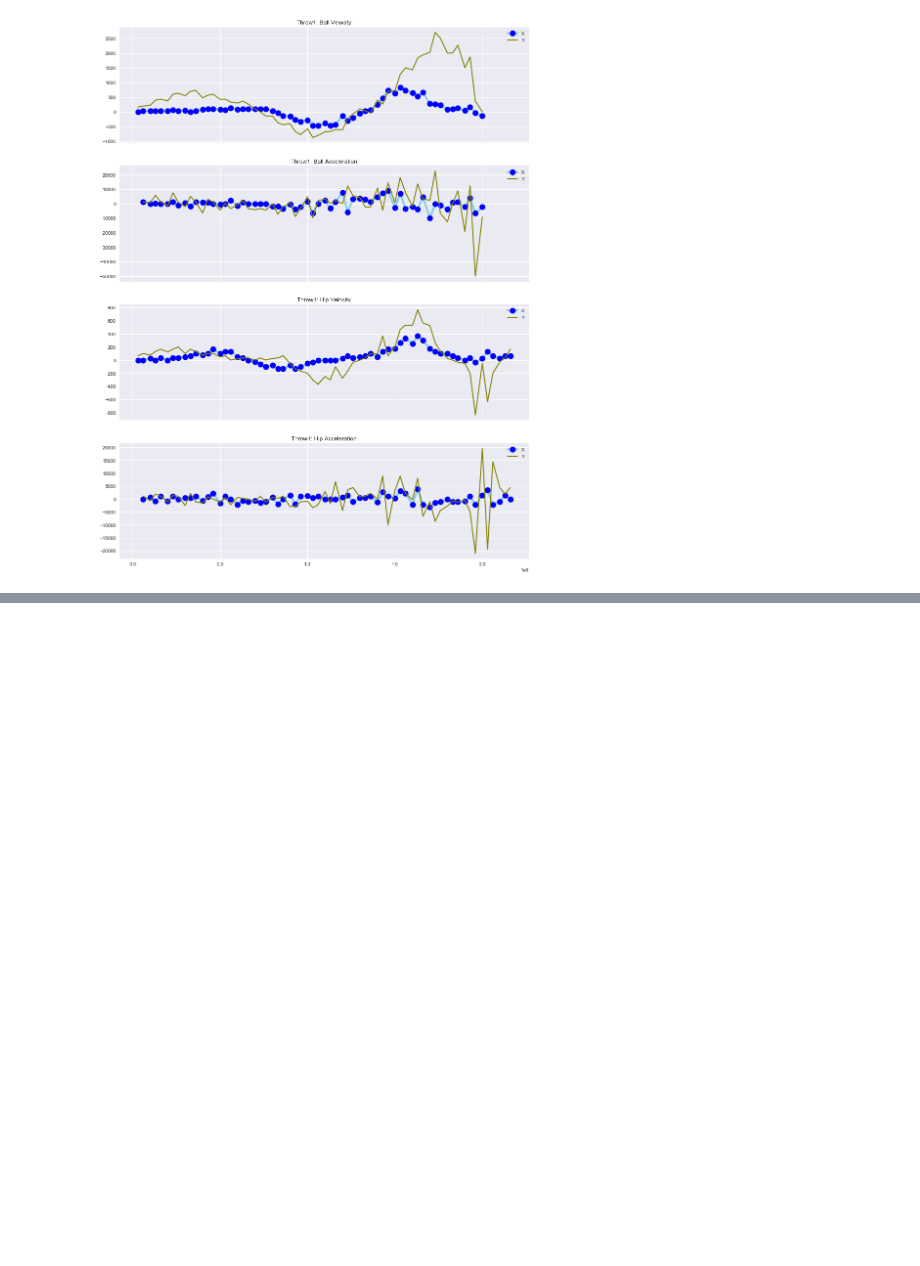
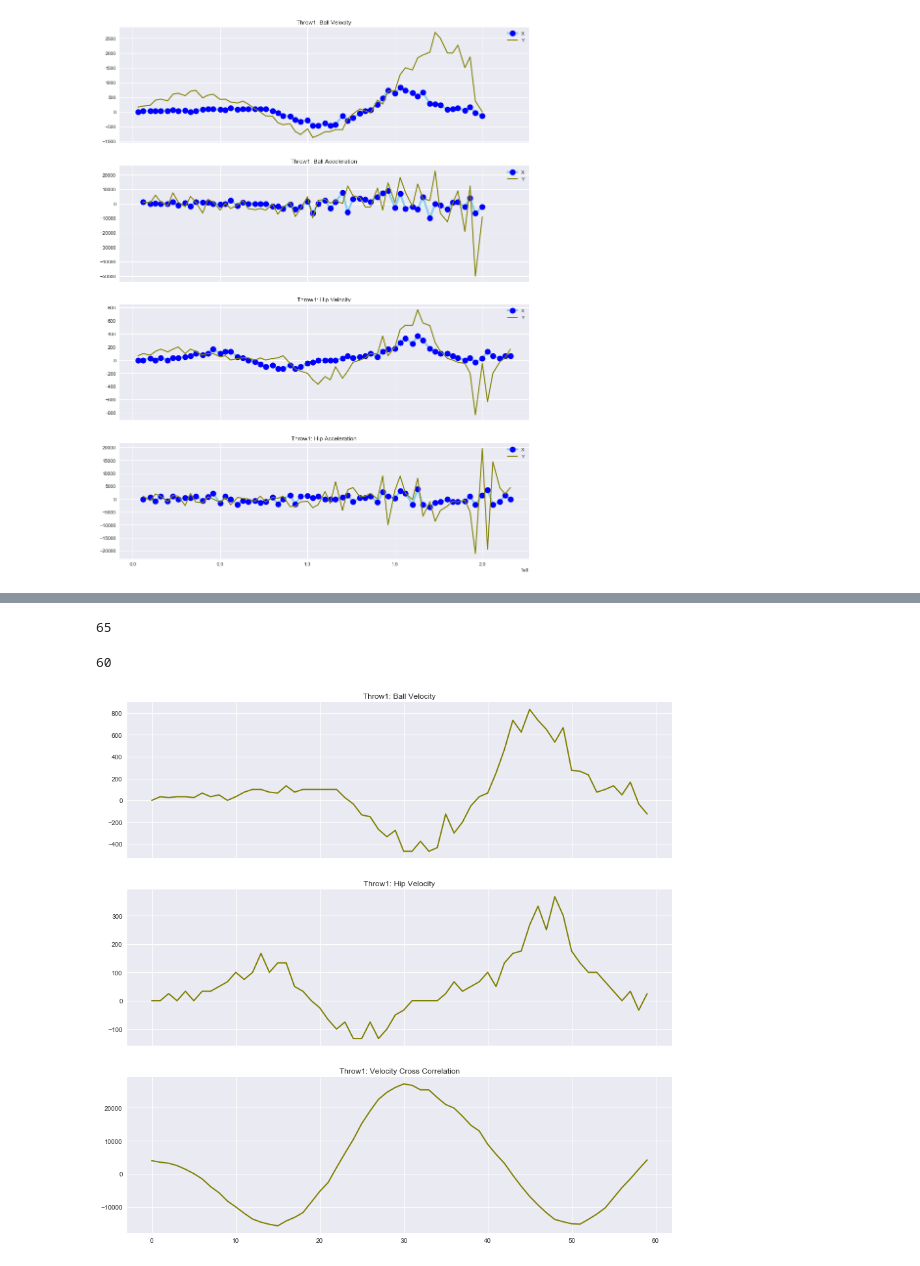
Before and after one commit to lisaong/hss, a Jupyter notebook: 02_explore_data.ipynb, the cells around one changed output, grey strips where cells are left out. Drawn from its saved outputs; the diff is of its cells as text; code cells hidden in the pictures; blank space fills up the shorter version.

Commit message:
Cross correlation

```diff
--- a/02_explore_data.ipynb
+++ b/02_explore_data.ipynb
@@ -208,0 +216,31 @@ plt.show()
+# %%
+len(va_hips1['vx'])
+# %% [output]
+65
+# %%
+# different length from above
+len(va_ball1['vx'])
+# %% [output]
+60
+# %%
+from scipy import signal
+
+# make sure the series are the same lengths
+n = min(len(va_ball1['vx']), len(va_hips1['vx']))
+
+corr = signal.correlate(va_ball1['vx'][:n], va_hips1['vx'][:n], mode='same') / n
+# %%
+fig, axs = plt.subplots(3, 1, figsize=(15, 15), sharex=True)
+
+axs[0].set_title('Throw1: Ball Velocity')
+axs[0].plot(va_ball1['vx'][:n], marker='', color='olive', linewidth=2)
+
+axs[1].set_title('Throw1: Hip Velocity')
+axs[1].plot(va_hips1['vx'][:n], marker='', color='olive', linewidth=2)
+
+axs[2].set_title('Throw1: Velocity Cross Correlation')
+axs[2].plot(corr, marker='', color='olive', linewidth=2)
+
+plt.show()
+# %% [output]
+[figure, added]
```
Also changed, not shown: parts of 2 cells of this notebook, 1 other file.
